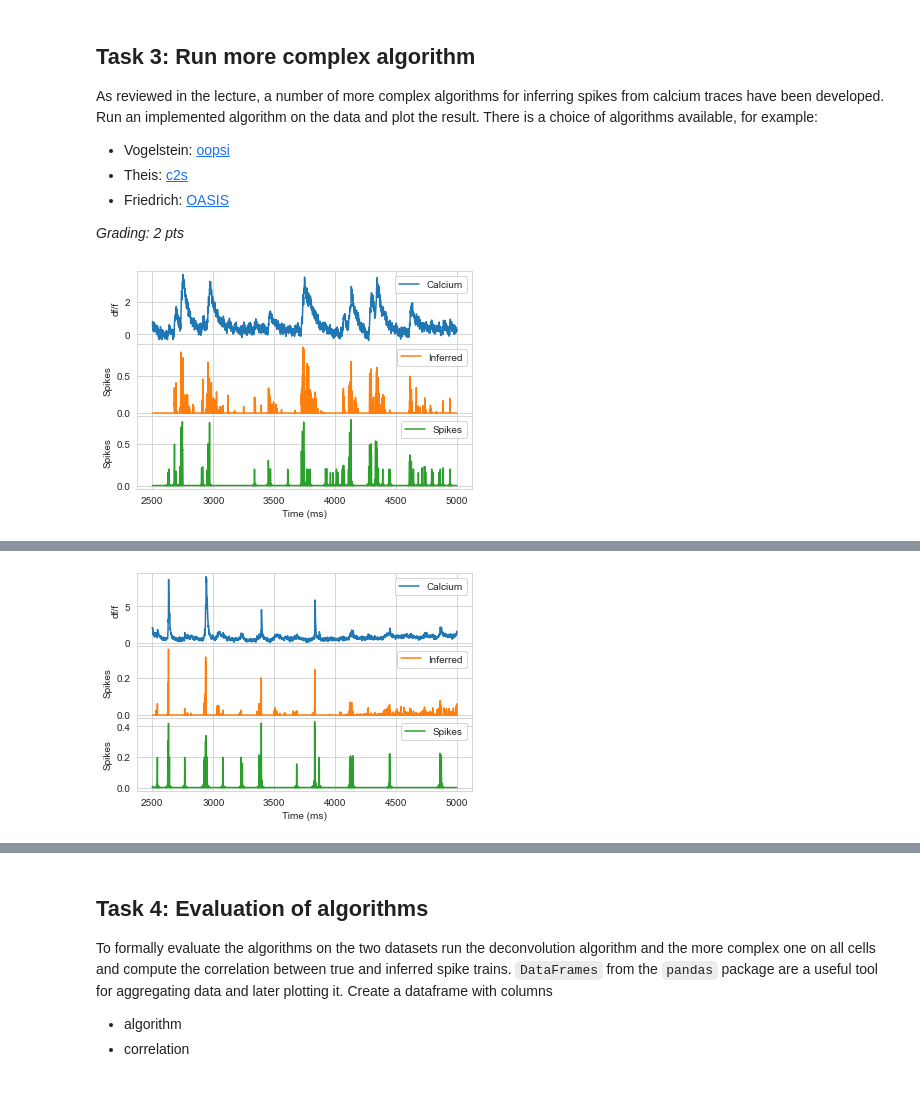
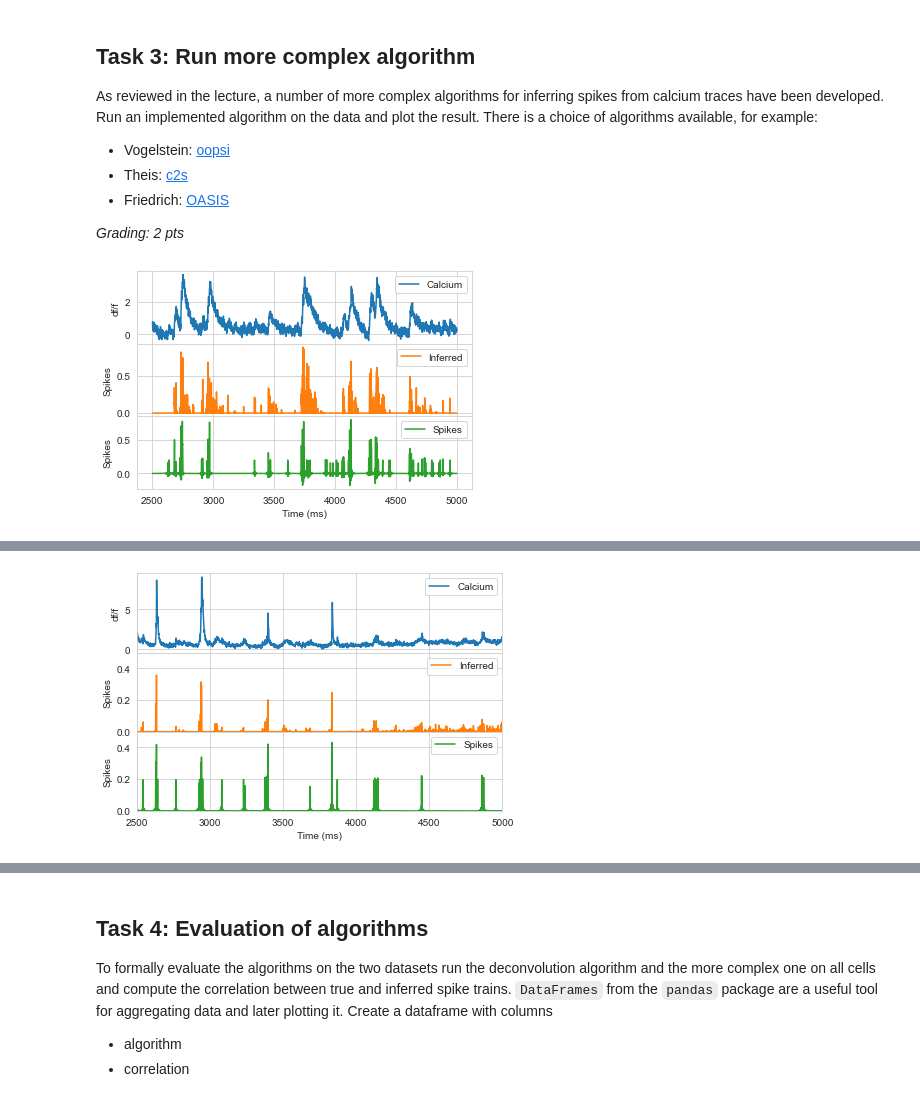
Before and after one commit to mdittschar/NDS, a Jupyter notebook: CodingLab4.ipynb, the cells around one changed output, grey strips where cells are left out. Drawn from its saved outputs; the diff is of its cells as text; code cells hidden in the pictures.

Commit message:
A4 beginning of one corrcoef column combination

```diff
--- a/CodingLab4.ipynb
+++ b/CodingLab4.ipynb
@@ -87,7 +87,7 @@ def decimate_sp(df):
 
     df_dec= pd.DataFrame()
     for column in df:
-        sig_dec= pd.DataFrame(np.clip(signal.decimate(df[f'{column}'][df[f'{column}'].notna()], 4, axis=0),0, None))
+        sig_dec= pd.DataFrame(signal.decimate(df[f'{column}'][df[f'{column}'].notna()], 4, axis=0))
         #sig_dec= pd.DataFrame(sig_dec)
         df_dec= pd.concat([df_dec, sig_dec], axis=1)
     df_dec= df_dec.set_axis(df.columns, axis=1)
@@ -316,7 +331,7 @@ ax3.set_xlabel("Time (ms)")
 
 plt.show()
 # %% [output]
-[figure, old version]
+[figure, new version]
 # %% [markdown]
 ![fig_cl4_t3_0](embedded-picture-1)
 # %%
@@ -327,31 +342,39 @@ GCamP_d, GCamP_Cz = oopsi.fast(gcamp_calcium["5"], dt=0.04, iter_max=6)
 # %%
 fig = plt.figure(figsize=(6,4))
 
 # ---------------------------------------------
 # Plot the results for the GCamp Cell (0.5 pts)
 # ---------------------------------------------
 
 gs4 = fig.add_gridspec(3,1, height_ratios=[.3,.3,.3] ,hspace=0)
 
 ax1 = fig.add_subplot(gs4[0, 0])
 ax2 = fig.add_subplot(gs4[1, 0])
 ax3 = fig.add_subplot(gs4[2, 0])
 
 ax1.plot(gcamp_calcium["5"][2500:5000], color="tab:blue", label= "Calcium")
 ax2.plot(GCamP_d[2500:5000],color= 'tab:orange',  label= "Inferred")
 ax3.plot(gcamp_spikes["5"][2500:5000], color= 'tab:green',  label= "Spikes")
 
 ax1.set_ylabel("df/f")
+ax1.set_xlim(2500,5000)
 ax1.legend()
 ax2.set_ylabel("Spikes")
+ax2.set_ylim(0,.5)
+ax2.set_xlim(0,2500)
 ax2.legend()
 ax3.set_ylabel("Spikes")
+ax3.set_ylim(0,.5)
+ax3.set_xlim(2500,5000)
 ax3.legend()
 ax3.set_xlabel("Time (ms)")
 
+plt.setp(ax2.get_xticklabels(), visible=False)
+plt.setp(ax1.get_xticklabels(), visible=False)
+plt.tight_layout()
 plt.show()
 # %% [output]
-[figure, old version]
+[figure, new version]
 # %% [markdown]
 ![fig_cl4_t3_1](embedded-picture-1)
 # %% [markdown]
```
Also changed, not shown: parts of 8 cells of this notebook.
